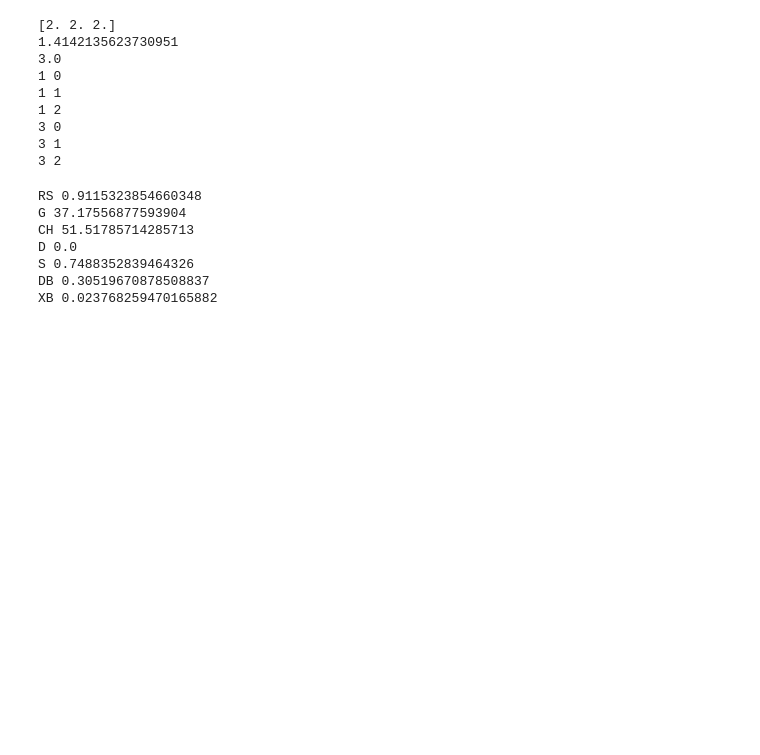
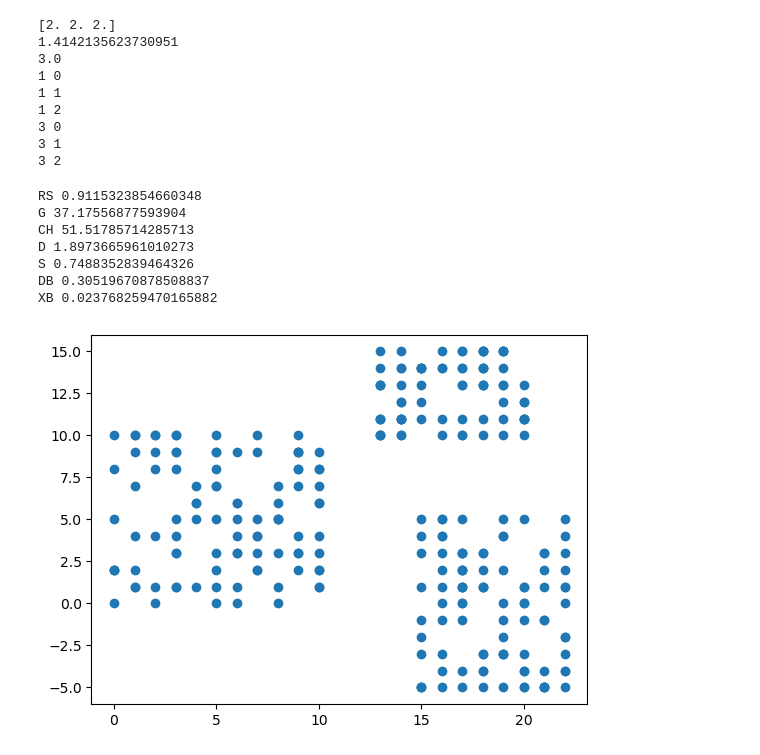
Before and after one commit to MrPlotva/Time-Series, a Jupyter notebook: indexes.ipynb, the cells around one changed output. Drawn from its saved outputs; the diff is of its cells as text; code cells hidden in the pictures; blank space fills up the shorter version.

```diff
--- a/indexes.ipynb
+++ b/indexes.ipynb
@@ -118,6 +118,8 @@ class MeasureIndexes:
         min_d = 10 ** 10
         for i in range(self.NC):
             for j in range(self.NC):
+                if i == j:
+                    continue
                 for x, y in product(self.C[i], self.C[j]):
                     min_d = min(min_d, dist(x, y))
 
@@ -209,7 +211,33 @@ for key in res:
 RS 0.9115323854660348
 G 37.17556877593904
 CH 51.51785714285713
-D 0.0
+D 1.8973665961010273
 S 0.7488352839464326
 DB 0.30519670878508837
 XB 0.023768259470165882
+# %%
+import wishart_lib
+from random import randint
+from matplotlib import pyplot as plt
+
+def gen_rectangle(lx, rx, ly, ry):
+    iters = randint(70, 100)
+
+    res = []
+    for i in range(iters):
+        res.append([randint(lx, rx), randint(ly, ry)])
+
+    return res
+
+r1 = gen_rectangle(0, 10, 0, 10)
+r2 = gen_rectangle(13, 20, 10, 15)
+r3 = gen_rectangle(15, 22, -5, 5)
+
+data_set = np.array(r1 + r2 + r3)
+xs = data_set[:,0]
+ys = data_set[:,1]
+
+plt.scatter(xs, ys)
+plt.show()
+# %% [output]
+[figure, added]
```
Also changed, not shown: parts of 2 cells of this notebook, 1 other file.
